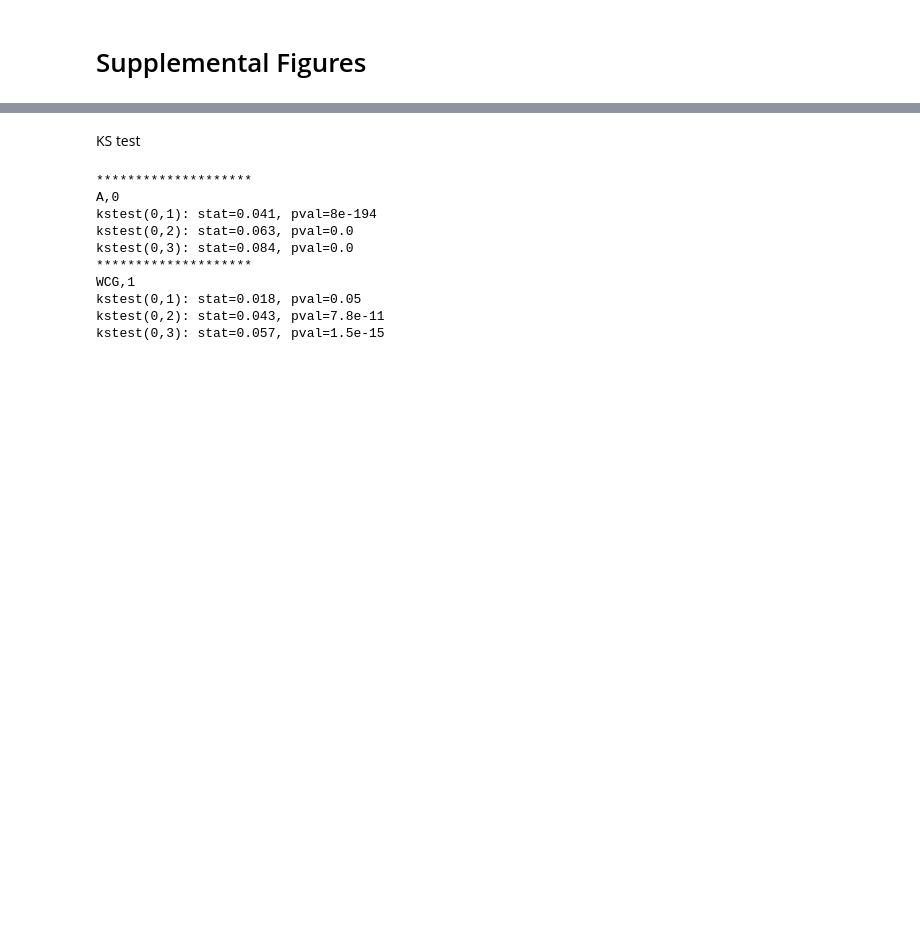
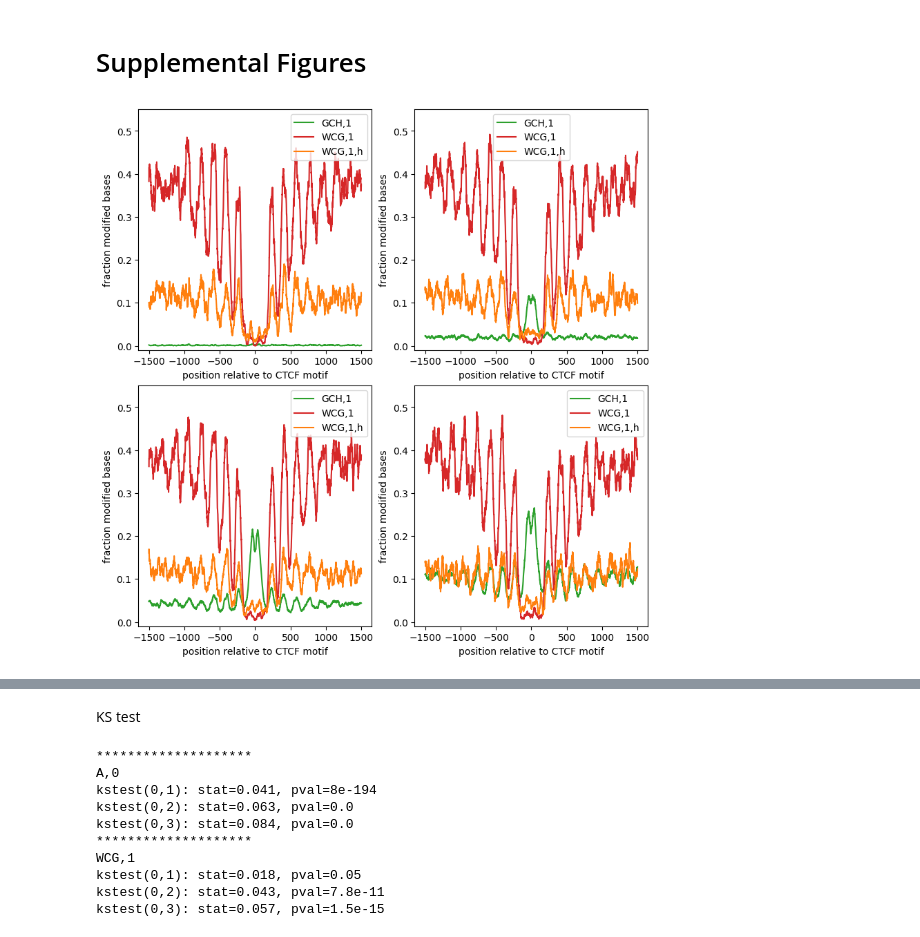
Before and after one commit to streetslab/multimodal-dimelo, a Jupyter notebook: crosstalk_analysis.ipynb, the cells around one changed output, grey strips where cells are left out. Drawn from its saved outputs; the diff is of its cells as text; code cells hidden in the pictures; blank space fills up the shorter version.

Commit message:
crosstalk with 5hmC

```diff
--- a/crosstalk_analysis.ipynb
+++ b/crosstalk_analysis.ipynb
@@ -95,3 +94,27 @@ ValueError: The palette dictionary is missing keys: {'WCG,1,h'}
 # %% [markdown]
 # Supplemental Figures
+# %%
+_, axs = plt.subplots(2, 2, figsize=(8, 8), layout="constrained")
+for barcode, ax in zip([13, 11, 10, 12], np.ravel(axs)):
+    bam_file = bam_dir / f"barcode{barcode}.bam"
+    # TODO: This should be renamed so that there is no risk of overlapping with demuxed files from another dataset; maybe make a subdirectory?
+    output_id = f"{bam_file.stem}.{ctcf_bed_file.stem}"
+    plot_enrichment_profile.by_modification(
+        config.processed_data_dir / f"pileup.{output_id}" / "pileup.sorted.bed.gz",
+        regions=ctcf_bed_file,
+        motifs=motifs[1:],
+        window_size=window_size,
+        smooth_window=smoothing,
+        palette=plotting.default_palette_map,
+        ax=ax
+    )
+    ax.set_xlabel("position relative to CTCF motif")
+    ax.set_ylim(y_lim)
+    ax.legend(title="")
+
+# plt.savefig(config.figure_dir / "crosstalk.plot_enrichment_profile.svg")
+plt.show()
+plt.close()
+# %% [output]
+[figure, added]
 # %%
```
Also changed, not shown: parts of 21 cells of this notebook, 1 other file.
